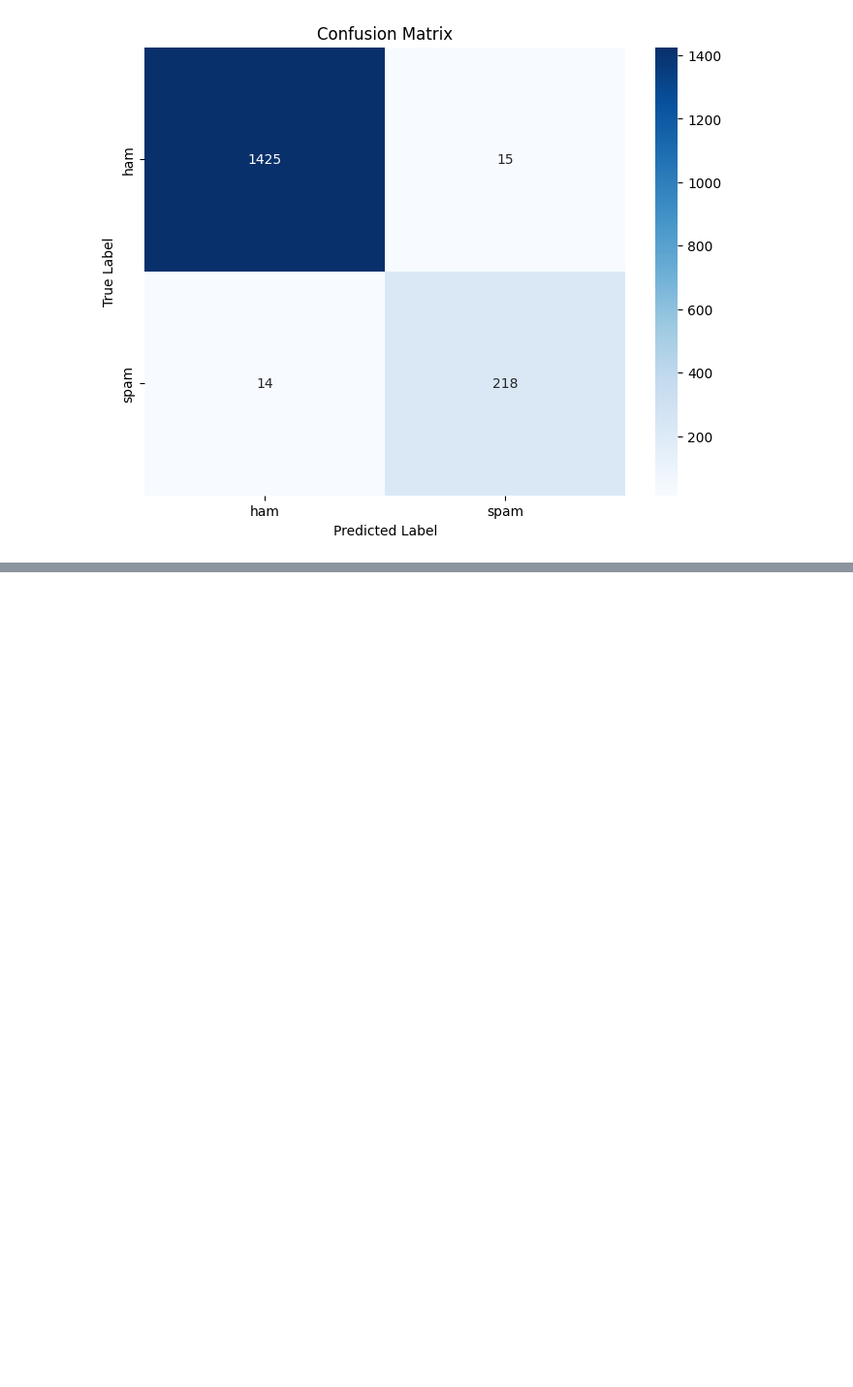
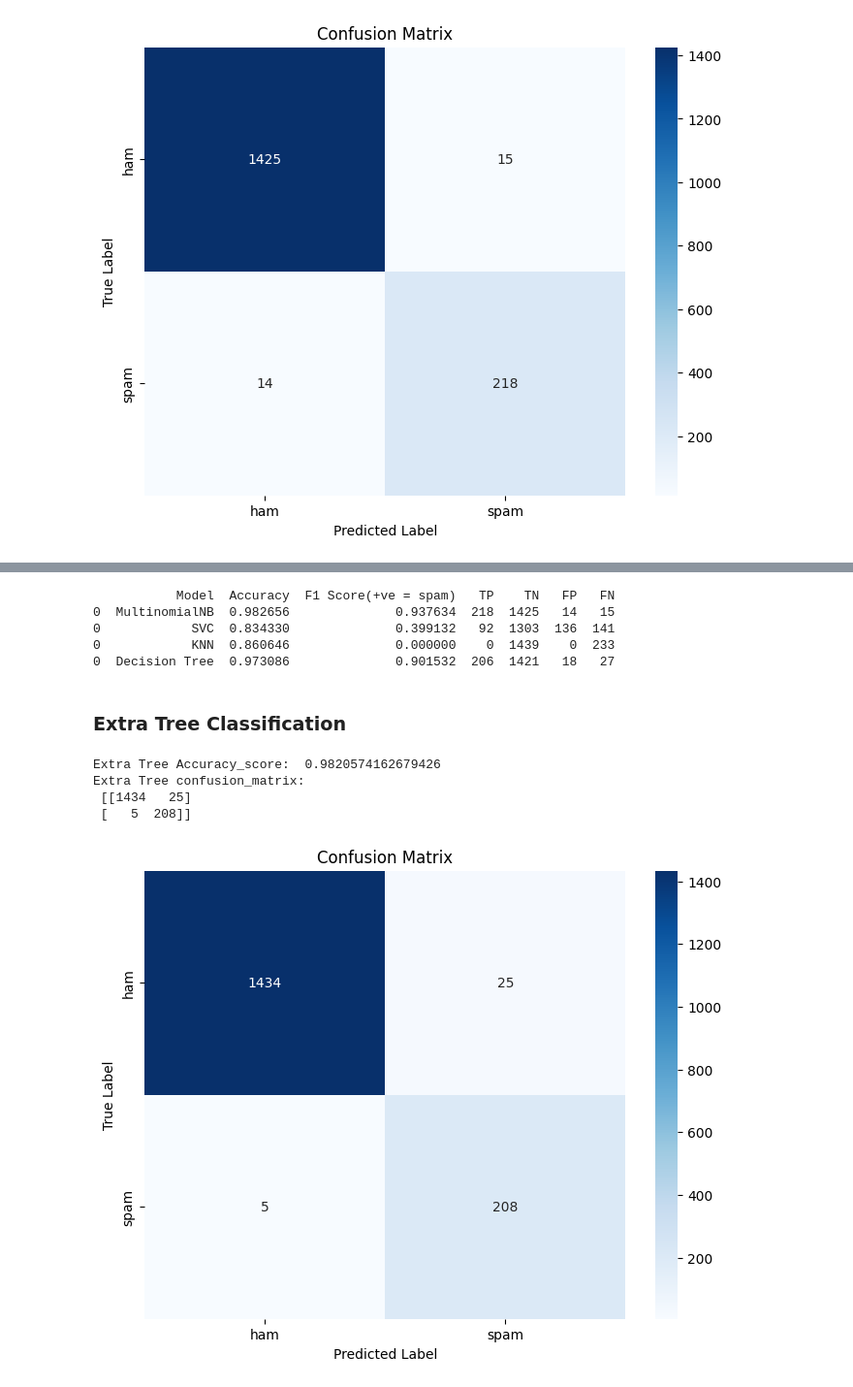
Before and after one commit to Akhand-Pratap-Tiwari/spam_ham_classifier, a Jupyter notebook: spam_ham_classifier.ipynb, the cells around one changed output, grey strips where cells are left out. Shown: that part at 97% size. Cells and saved outputs as stored; diff of their text form; code cells hidden in the pictures; blank space fills up the shorter version.

```diff
--- a/spam_ham_classifier.ipynb
+++ b/spam_ham_classifier.ipynb
@@ -316,0 +393,26 @@ Naive Bayes confusion_matrix:
+# %%
+report = pd.concat([report, get_report(y_test, y_dtc, model_name="Decision Tree")])
+print(report)
+# %% [output]
+           Model  Accuracy  F1 Score(+ve = spam)   TP    TN   FP   FN
+0  MultinomialNB  0.982656              0.937634  218  1425   14   15
+0            SVC  0.834330              0.399132   92  1303  136  141
+0            KNN  0.860646              0.000000    0  1439    0  233
+0  Decision Tree  0.973086              0.901532  206  1421   18   27
+# %% [markdown]
+### Extra Tree Classification
+# %%
+etc = ExtraTreesClassifier(n_estimators=37, random_state=252)
+etc.fit(X_train_cv,y_train)
+y_etc = etc.predict(X_test_cv)
+# %%
+print('Extra Tree Accuracy_score: ',accuracy_score(y_test,y_etc))
+cm = confusion_matrix(y_etc, y_test)
+print('Extra Tree confusion_matrix:\n', cm)
+plot_conf_mat(cm)
+# %% [output]
+Extra Tree Accuracy_score:  0.9820574162679426
+Extra Tree confusion_matrix:
+ [[1434   25]
+ [   5  208]]
+[figure, added]
```
Also changed, not shown: parts of 27 cells of this notebook.
